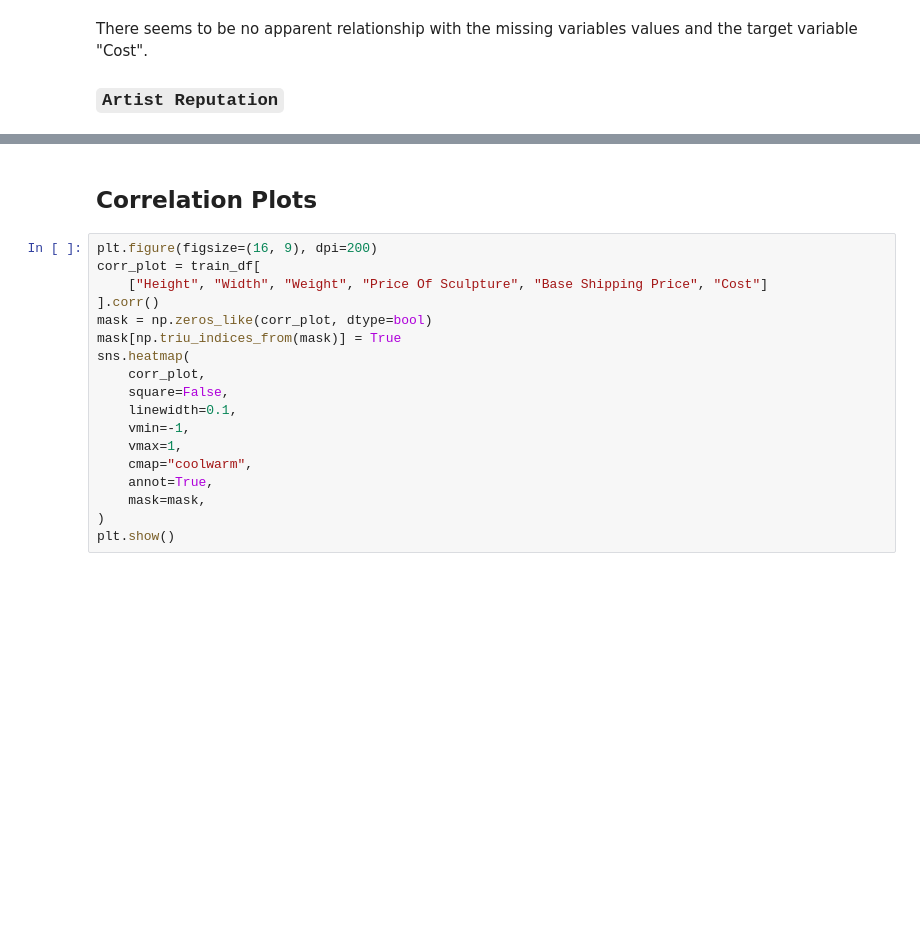
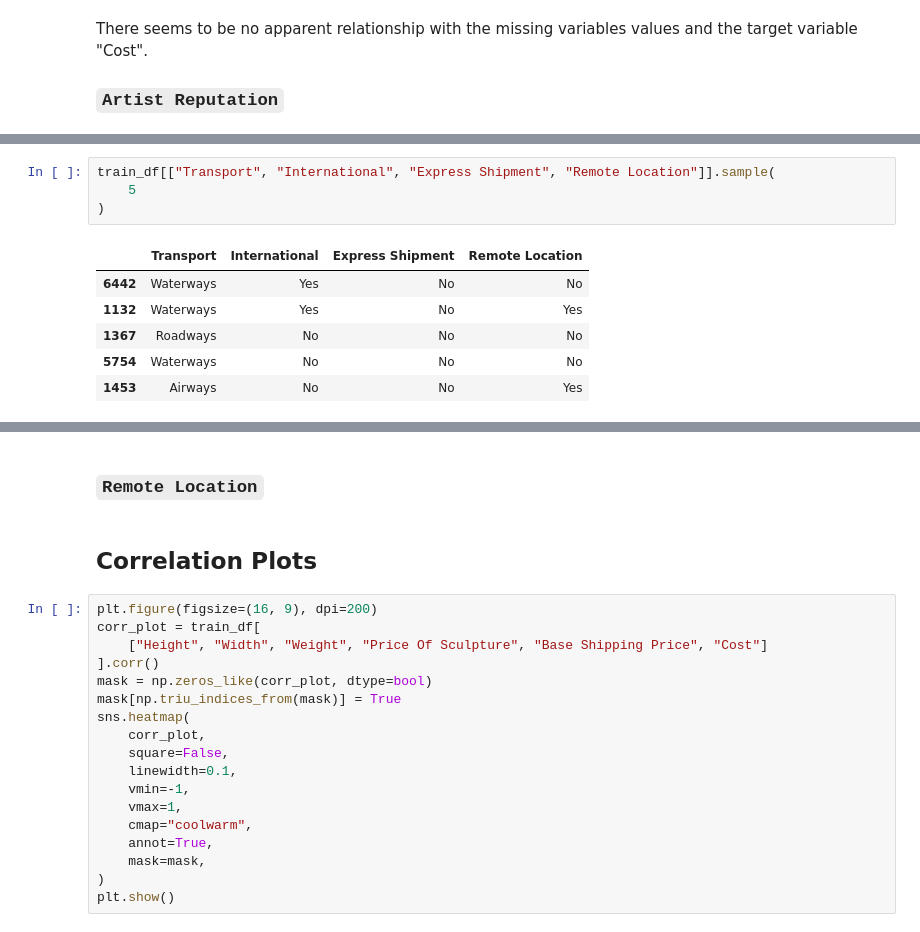
Before and after one commit to jacob5412/HackerEarth-Exhibit-Art, a Jupyter notebook: EDA-2.ipynb, the cells around one changed output, grey strips where cells are left out. Drawn from its saved outputs; the diff is of its cells as text; blank space fills up the shorter version.

```diff
--- a/EDA-2.ipynb
+++ b/EDA-2.ipynb
@@ -208,0 +609,11 @@ RandomForestRegressor(max_depth=2, random_state=0)
+# %%
+train_df[["Transport", "International", "Express Shipment", "Remote Location"]].sample(
+    5
+)
+# %% [output]
+|  | Transport | International | Express Shipment | Remote Location |
+| 6442 | Waterways | Yes | No | No |
+| 1132 | Waterways | Yes | No | Yes |
+| 1367 | Roadways | No | No | No |
+| 5754 | Waterways | No | No | No |
+| 1453 | Airways | No | No | Yes |
@@ -209,3 +621,5 @@ RandomForestRegressor(max_depth=2, random_state=0)
+# %% [markdown]
+### `Remote Location`
 # %% [markdown]
 ## Correlation Plots
 # %%
```
Also changed, not shown: parts of 51 cells of this notebook.
